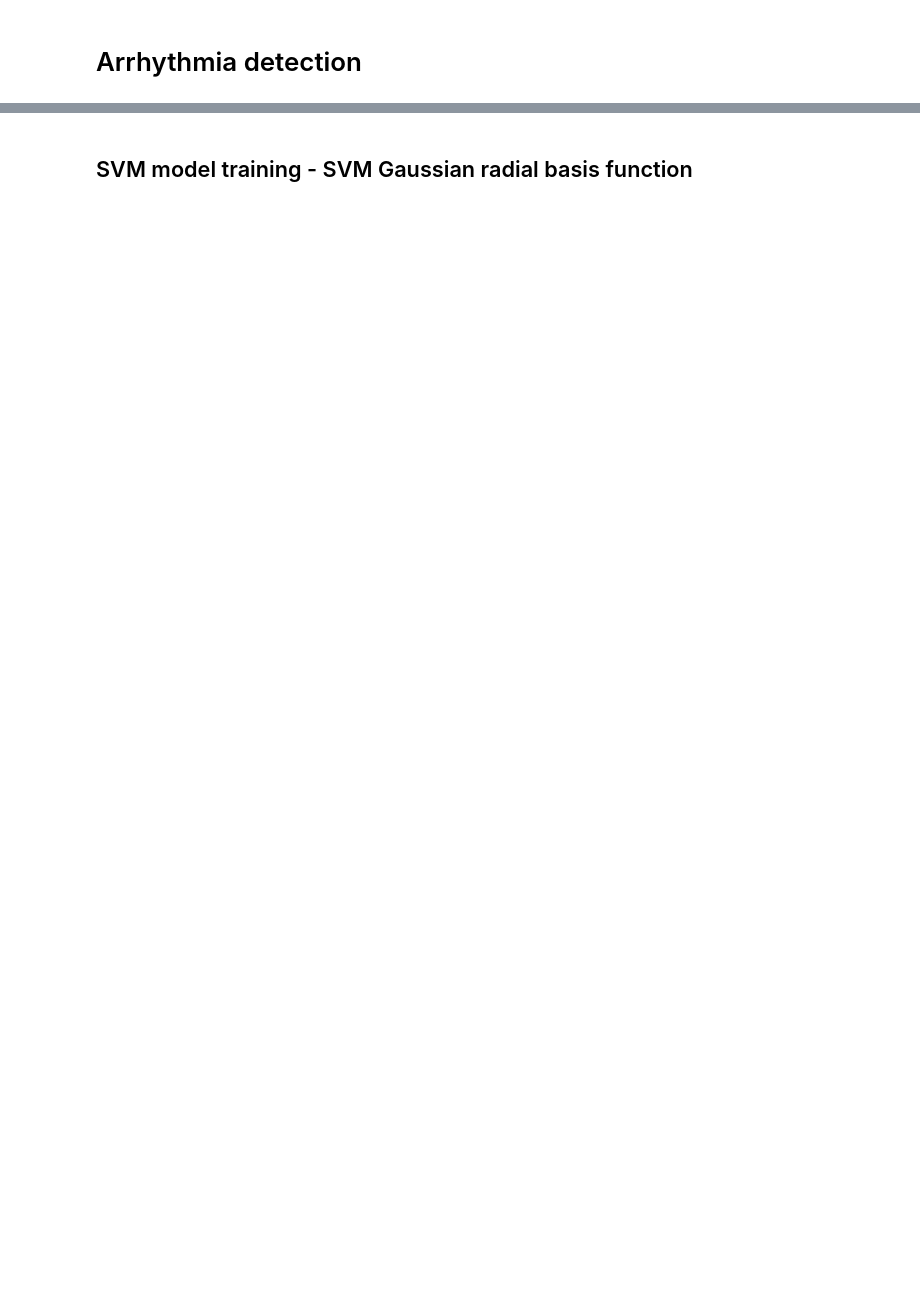
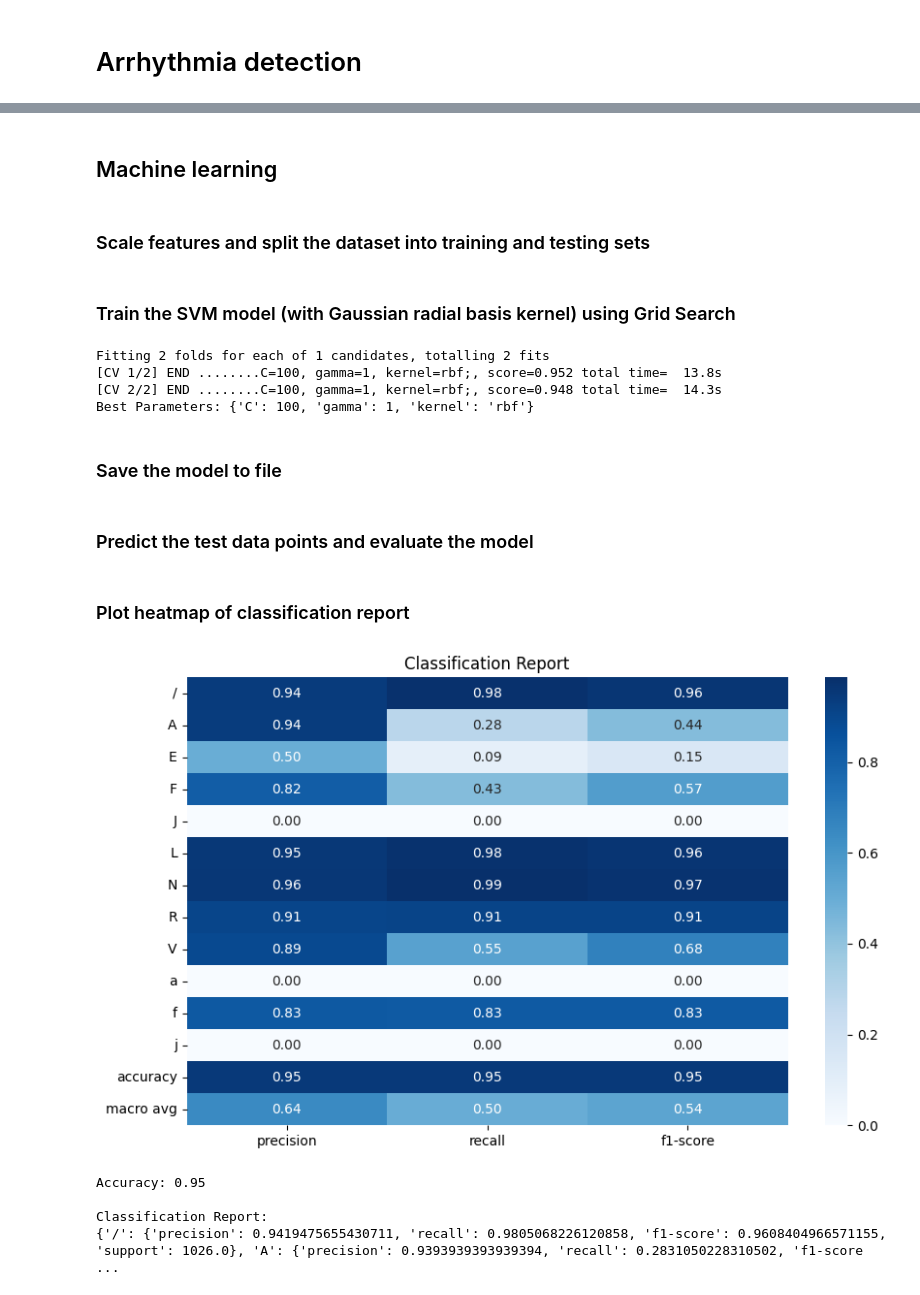
Before and after one commit to MarinBareza/ArrhythmiaDetection, a Jupyter notebook: ArrhythmiaDetection.ipynb, the cells around one changed output, grey strips where cells are left out. Drawn from its saved outputs; the diff is of its cells as text; code cells hidden in the pictures; blank space fills up the shorter version.

```diff
--- a/ArrhythmiaDetection.ipynb
+++ b/ArrhythmiaDetection.ipynb
@@ -145,2 +242,68 @@ Q	--	Unclassifiable beat
 # %% [markdown]
-## SVM model training - SVM Gaussian radial basis function
+## Machine learning
+# %% [markdown]
+### Scale features and split the dataset into training and testing sets
+# %%
+# Separate the label column from the feature columns
+X = dataframe.drop('label', axis=1)
+y = dataframe['label']
+
+dataframe = pd.DataFrame(MinMaxScaler().fit_transform(X), columns=X.columns)
+
+X_train, X_test, y_train, y_test = train_test_split(X, y, test_size=0.3, random_state=42)
+# %% [markdown]
+### Train the SVM model (with Gaussian radial basis kernel) using Grid Search
+# %%
+# C=100 and gamma=1 are best parameters after grid search
+param_grid = {
+    'C': [100],  # Regularization parameter
+    'gamma': [1],  # Kernel coefficient
+    'kernel': ['rbf']
+}
+
+# GridSearchCV object cross-validates the training set and finds the best hyperparameters
+grid_search = GridSearchCV(SVC(), param_grid, refit=True, verbose=3, cv=2)
+
+grid_search.fit(X_train, y_train)
+
+# Print the best parameters found by grid search
+print(f"Best Parameters: {grid_search.best_params_}")
+# %% [output]
+Fitting 2 folds for each of 1 candidates, totalling 2 fits
+[CV 1/2] END ........C=100, gamma=1, kernel=rbf;, score=0.952 total time=  13.8s
+[CV 2/2] END ........C=100, gamma=1, kernel=rbf;, score=0.948 total time=  14.3s
+Best Parameters: {'C': 100, 'gamma': 1, 'kernel': 'rbf'}
+# %% [markdown]
+### Save the model to file
+# %%
+with open(grid_search_filename, 'wb') as file:
+    pickle.dump(grid_search, file)
+# %% [markdown]
+### Predict the test data points and evaluate the model
+# %%
+with open(grid_search_filename, 'rb') as file:
+    grid_search = pickle.load(file)
+
+y_pred = grid_search.predict(X_test)
+
+accuracy = accuracy_score(y_test, y_pred)
+report = classification_report(y_test, y_pred, zero_division=0, output_dict=True)
+conf_matrix = confusion_matrix(y_test, y_pred)
+# %% [markdown]
+### Plot heatmap of classification report
+# %%
+report_df = pd.DataFrame(report).transpose()
+plt.figure(figsize=(10, 6))
+sns.heatmap(report_df.iloc[:-1, :-1], annot=True, cmap="Blues", fmt=".2f")
+plt.title("Classification Report")
+plt.show()
+
+print(f"Accuracy: {accuracy:.2f}")
+print("\nClassification Report:")
+print(report)
+# %% [output]
+[figure, added]
+Accuracy: 0.95
+
+Classification Report:
+{'/': {'precision': 0.9419475655430711, 'recall': 0.9805068226120858, 'f1-score': 0.9608404966571155, 'support': 1026.0}, 'A': {'precision': 0.9393939393939394, 'recall': 0.2831050228310502, 'f1-score ...
```
Also changed, not shown: parts of 29 cells of this notebook, 1 other file.
